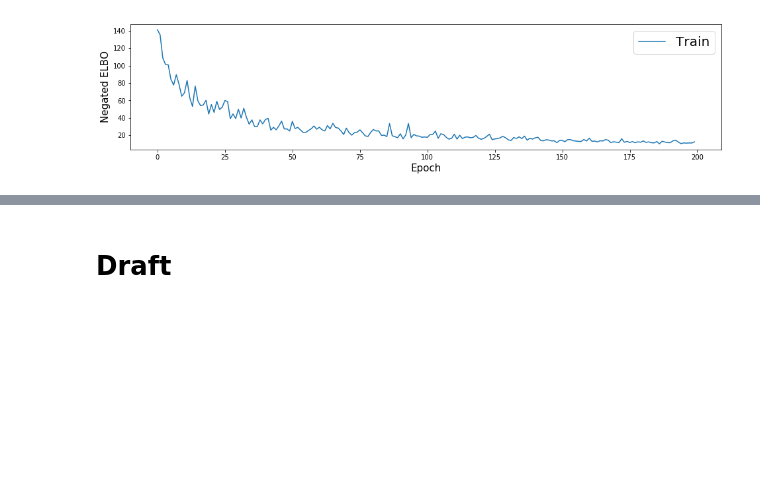
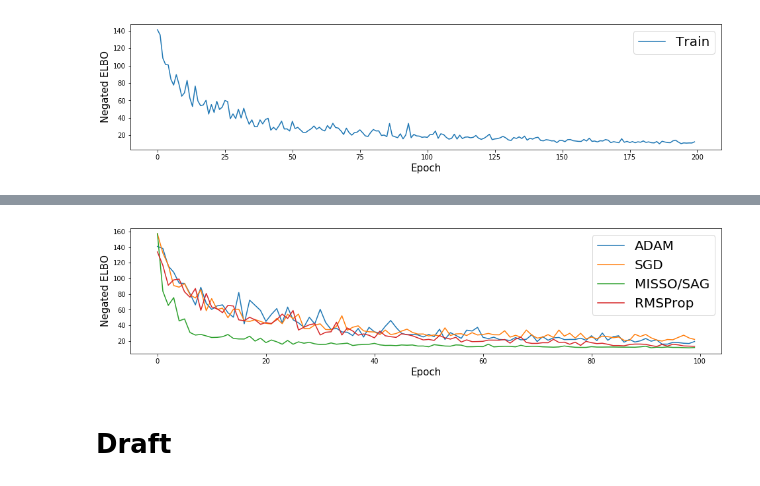
Before and after one commit to BelhalK/BayesianNeuralNets, a Jupyter notebook: MNIST/MNIST-BNN-CustomOptimizer.ipynb, the cells around one changed output, grey strips where cells are left out. Drawn from its saved outputs; the diff is of its cells as text; code cells hidden in the pictures; blank space fills up the shorter version.

```diff
--- a/MNIST/MNIST-BNN-CustomOptimizer.ipynb
+++ b/MNIST/MNIST-BNN-CustomOptimizer.ipynb
@@ -339,3 +352,8 @@ for epoch in range(0,epoch_num):
+# %%
+adam = train_lossadam[0:100]
+#save loss
+with open('adamloss', 'wb') as fp:
+    pickle.dump(adam, fp)
 # %%
 display_draws(train_lossadam, X_batch, epoch_num)
 # %% [output]
@@ -342,0 +420,5 @@ display_draws(train_lossadam, X_batch, epoch_num)
+# %%
+rms = train_lossrms[0:100]
+#save loss
+with open('rmsloss', 'wb') as fp:
+    pickle.dump(rms, fp)
@@ -343,3 +431,24 @@ display_draws(train_lossadam, X_batch, epoch_num)
+# %%
+with open ('sagloss', 'rb') as fp:
+    sag = pickle.load(fp)
+with open ('sgdloss', 'rb') as fp:
+    sgd = pickle.load(fp)
+with open ('adamloss', 'rb') as fp:
+    adam = pickle.load(fp)
+with open ('rmsloss', 'rb') as fp:
+    rms = pickle.load(fp)
+# %%
+fig, axes = plt.subplots(nrows=1, ncols=1, figsize=(16, 3.5))
+plt.plot(np.arange(100), adam / len(X_batch), label='ADAM')
+plt.plot(np.arange(100), sgd / len(X_batch), label='SGD')
+plt.plot(np.arange(100), sag / len(X_batch), label='MISSO/SAG')
+plt.plot(np.arange(100), rms / len(X_batch), label='RMSProp')
+plt.legend(fontsize=20)
+plt.xlabel('Epoch', fontsize=15)
+plt.ylabel('Negated ELBO', fontsize=15)
+plt.show()
+# %% [output]
+[figure, added]
 # %% [markdown]
 # Draft
 # %%
```
Also changed, not shown: parts of 13 cells of this notebook, 10 other files.
